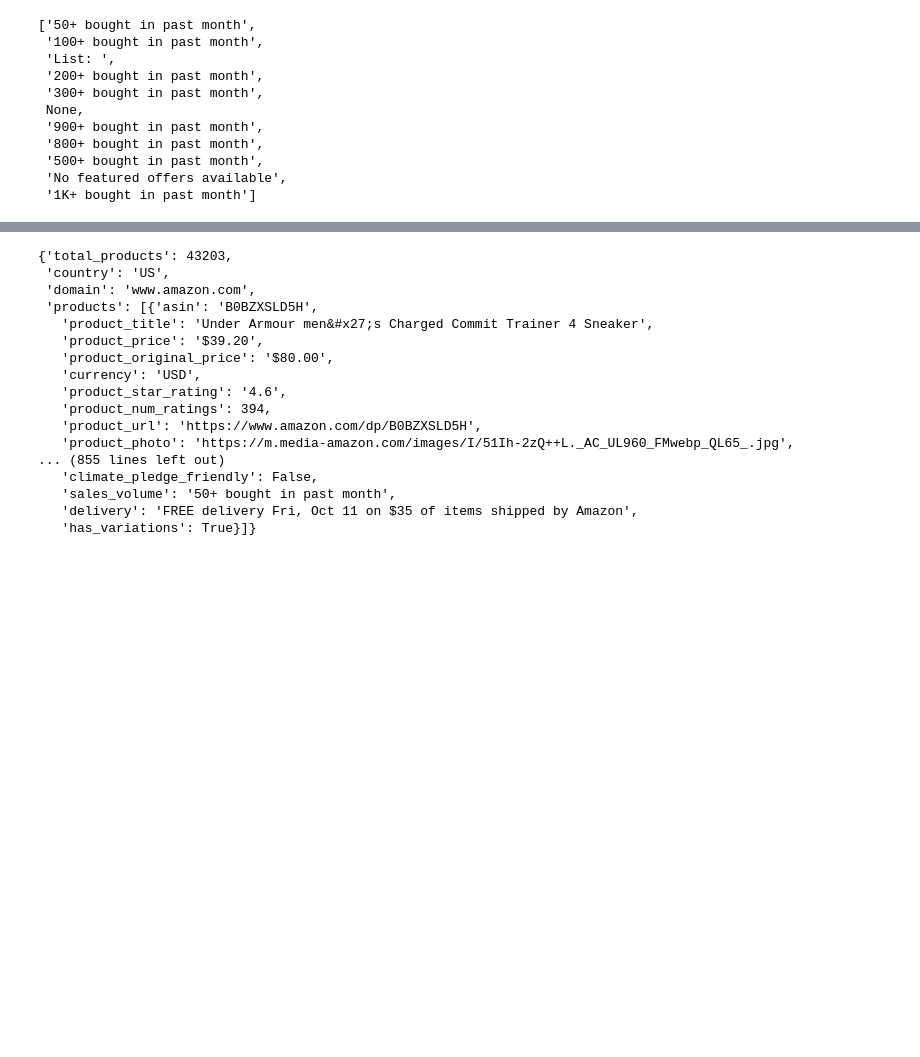
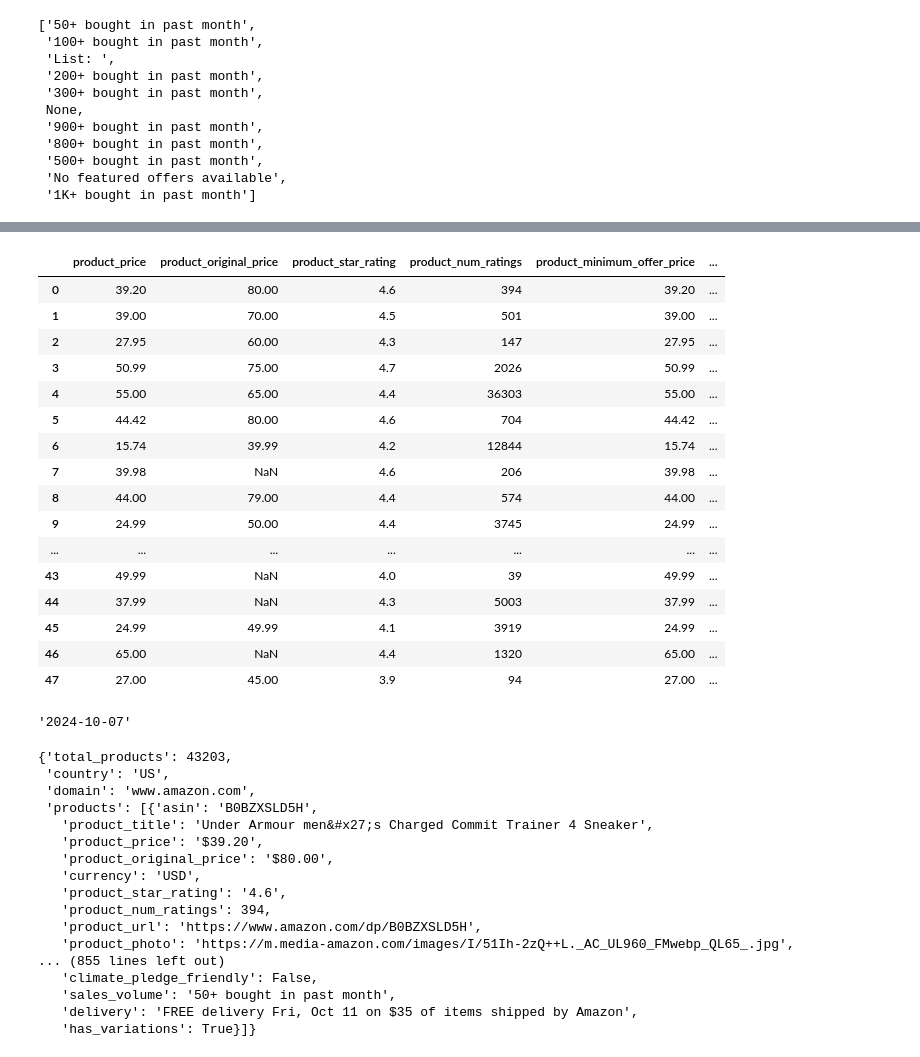
Before and after one commit to santiagoahl/amazon-mlops-dashboard, a Jupyter notebook: notebooks/tennis_demand.ipynb, the cells around one changed output, grey strips where cells are left out. Drawn from its saved outputs; the diff is of its cells as text; code cells hidden in the pictures; blank space fills up the shorter version.

Commit message:
Transformed Data with Gaussian Noise

```diff
--- a/notebooks/tennis_demand.ipynb
+++ b/notebooks/tennis_demand.ipynb
@@ -312,0 +351,29 @@ tenis_data_processed = tenis_data_processed[[
+# %%
+tenis_data_processed_test = gaussian_noise(
+    df=tenis_data_processed.copy().copy(),
+    target_column="sales_volume"
+)
+# %%
+tenis_data_processed_test
+# %% [output]
+|  | product_price | product_original_price | product_star_rating | product_num_ratings | product_minimum_offer_price | ... |
+| 0 | 39.20 | 80.00 | 4.6 | 394 | 39.20 | ... |
+| 1 | 39.00 | 70.00 | 4.5 | 501 | 39.00 | ... |
+| 2 | 27.95 | 60.00 | 4.3 | 147 | 27.95 | ... |
+| 3 | 50.99 | 75.00 | 4.7 | 2026 | 50.99 | ... |
+| 4 | 55.00 | 65.00 | 4.4 | 36303 | 55.00 | ... |
+| 5 | 44.42 | 80.00 | 4.6 | 704 | 44.42 | ... |
+| 6 | 15.74 | 39.99 | 4.2 | 12844 | 15.74 | ... |
+| 7 | 39.98 | NaN | 4.6 | 206 | 39.98 | ... |
+| 8 | 44.00 | 79.00 | 4.4 | 574 | 44.00 | ... |
+| 9 | 24.99 | 50.00 | 4.4 | 3745 | 24.99 | ... |
+| ... | ... | ... | ... | ... | ... | ... |
+| 43 | 49.99 | NaN | 4.0 | 39 | 49.99 | ... |
+| 44 | 37.99 | NaN | 4.3 | 5003 | 37.99 | ... |
+| 45 | 24.99 | 49.99 | 4.1 | 3919 | 24.99 | ... |
+| 46 | 65.00 | NaN | 4.4 | 1320 | 65.00 | ... |
+| 47 | 27.00 | 45.00 | 3.9 | 94 | 27.00 | ... |
+# %%
+todays_datestr
+# %% [output]
+'2024-10-07'
```
Also changed, not shown: parts of 18 cells of this notebook, 2 other files.
